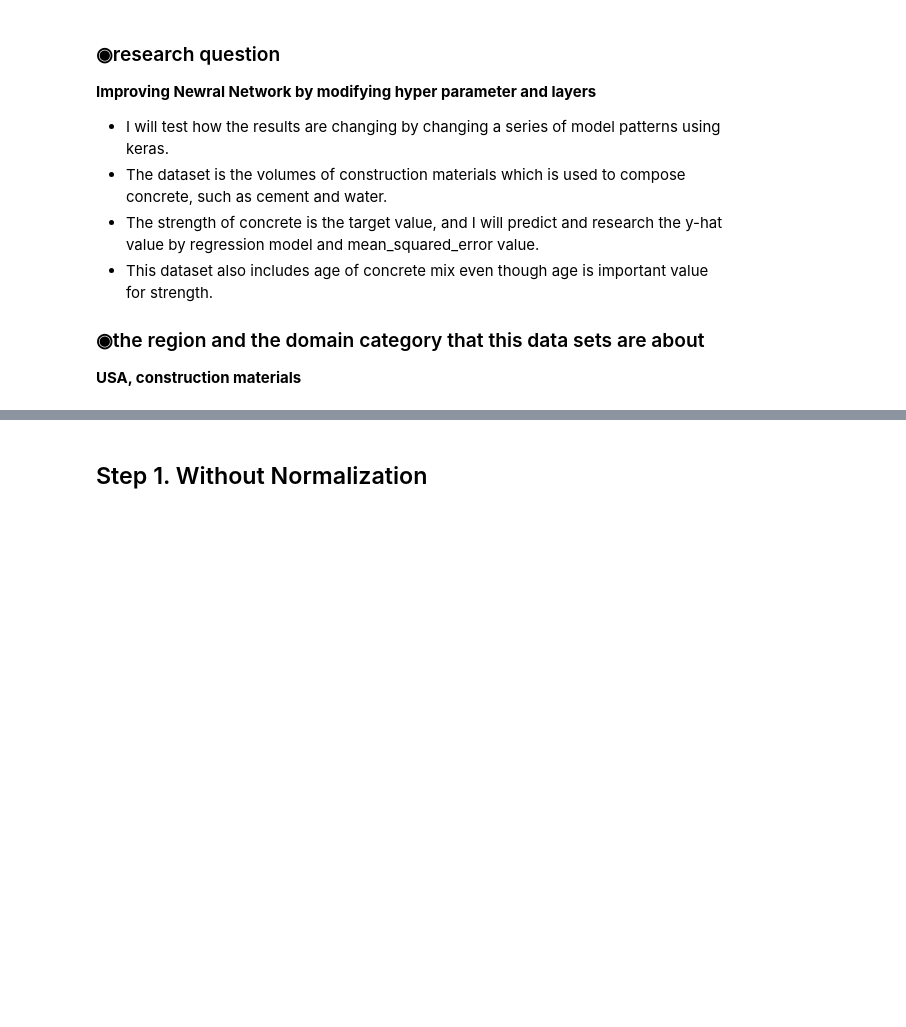
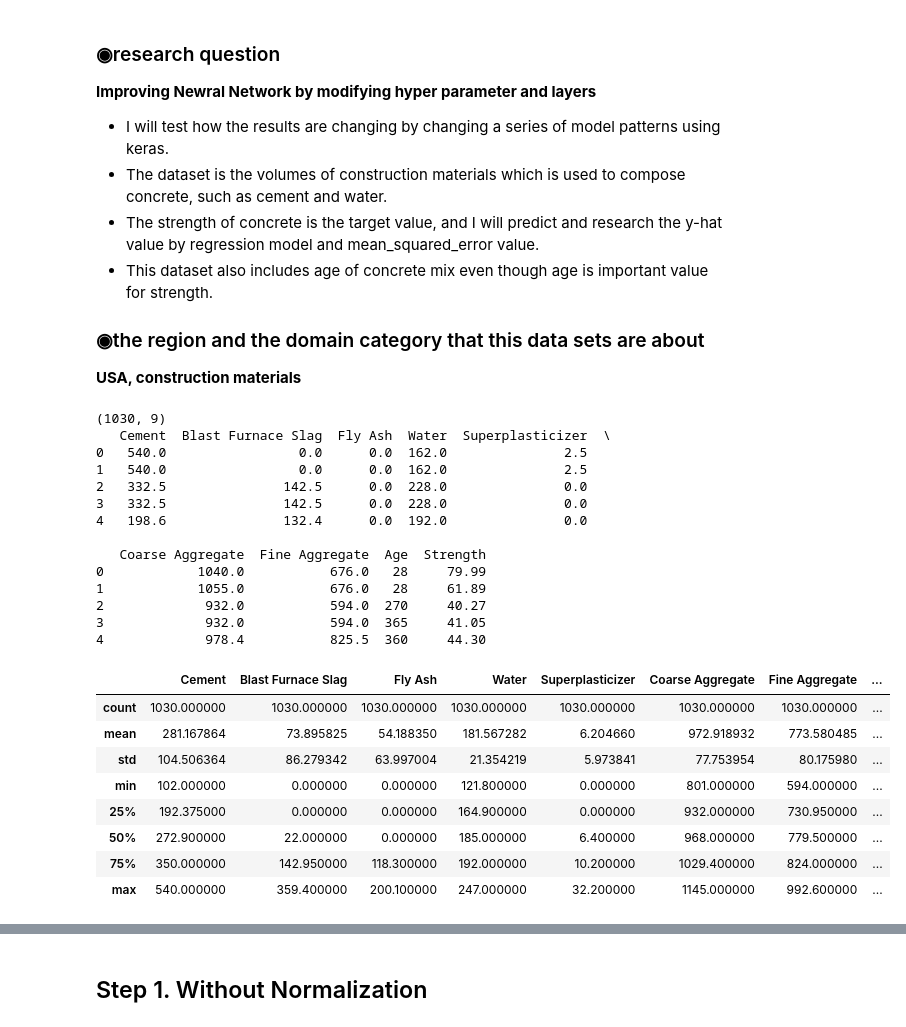
Before and after one commit to temt-ceo/ZFNet-MLP-Mix, a Jupyter notebook: samples/michigan/IBM/TF_Keras_Regression_Assignment.ipynb, the cells around one changed output, grey strips where cells are left out. Drawn from its saved outputs; the diff is of its cells as text; code cells hidden in the pictures; blank space fills up the shorter version.

```diff
--- a/samples/michigan/IBM/TF_Keras_Regression_Assignment.ipynb
+++ b/samples/michigan/IBM/TF_Keras_Regression_Assignment.ipynb
@@ -14,9 +14,33 @@ import pandas as pd
 import tensorflow as tf
 # %%
 #### Download the concrete data
-concrete_data = pd.read_csv('../input/us-concrete-data/concrete_data.csv')
+concrete_data = pd.read_csv('https://cocl.us/concrete_data')
 print(concrete_data.shape)
 print(concrete_data.head()) # By the way, unit is 'cubic meter' and days old of concrete mix, and unit of strength is MPa.
 concrete_data.describe()
+# %% [output]
+(1030, 9)
+   Cement  Blast Furnace Slag  Fly Ash  Water  Superplasticizer  \
+0   540.0                 0.0      0.0  162.0               2.5
+1   540.0                 0.0      0.0  162.0               2.5
+2   332.5               142.5      0.0  228.0               0.0
+3   332.5               142.5      0.0  228.0               0.0
+4   198.6               132.4      0.0  192.0               0.0
+
+   Coarse Aggregate  Fine Aggregate  Age  Strength
+0            1040.0           676.0   28     79.99
+1            1055.0           676.0   28     61.89
+2             932.0           594.0  270     40.27
+3             932.0           594.0  365     41.05
+4             978.4           825.5  360     44.30
+|  | Cement | Blast Furnace Slag | Fly Ash | Water | Superplasticizer | Coarse Aggregate | Fine Aggregate | ... |
+| count | 1030.000000 | 1030.000000 | 1030.000000 | 1030.000000 | 1030.000000 | 1030.000000 | 1030.000000 | ... |
+| mean | 281.167864 | 73.895825 | 54.188350 | 181.567282 | 6.204660 | 972.918932 | 773.580485 | ... |
+| std | 104.506364 | 86.279342 | 63.997004 | 21.354219 | 5.973841 | 77.753954 | 80.175980 | ... |
+| min | 102.000000 | 0.000000 | 0.000000 | 121.800000 | 0.000000 | 801.000000 | 594.000000 | ... |
+| 25% | 192.375000 | 0.000000 | 0.000000 | 164.900000 | 0.000000 | 932.000000 | 730.950000 | ... |
+| 50% | 272.900000 | 22.000000 | 0.000000 | 185.000000 | 6.400000 | 968.000000 | 779.500000 | ... |
+| 75% | 350.000000 | 142.950000 | 118.300000 | 192.000000 | 10.200000 | 1029.400000 | 824.000000 | ... |
+| max | 540.000000 | 359.400000 | 200.100000 | 247.000000 | 32.200000 | 1145.000000 | 992.600000 | ... |
 # %%
 concrete_data.isnull().sum() # Looks very clean data.
```
Also changed, not shown: parts of 9 cells of this notebook.
